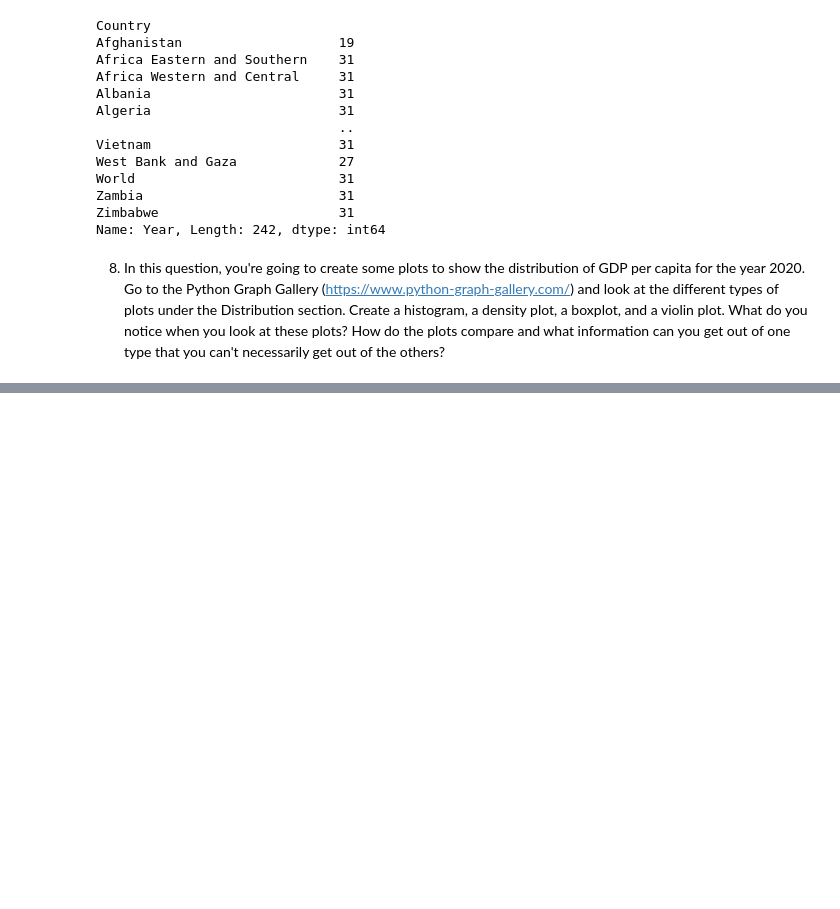
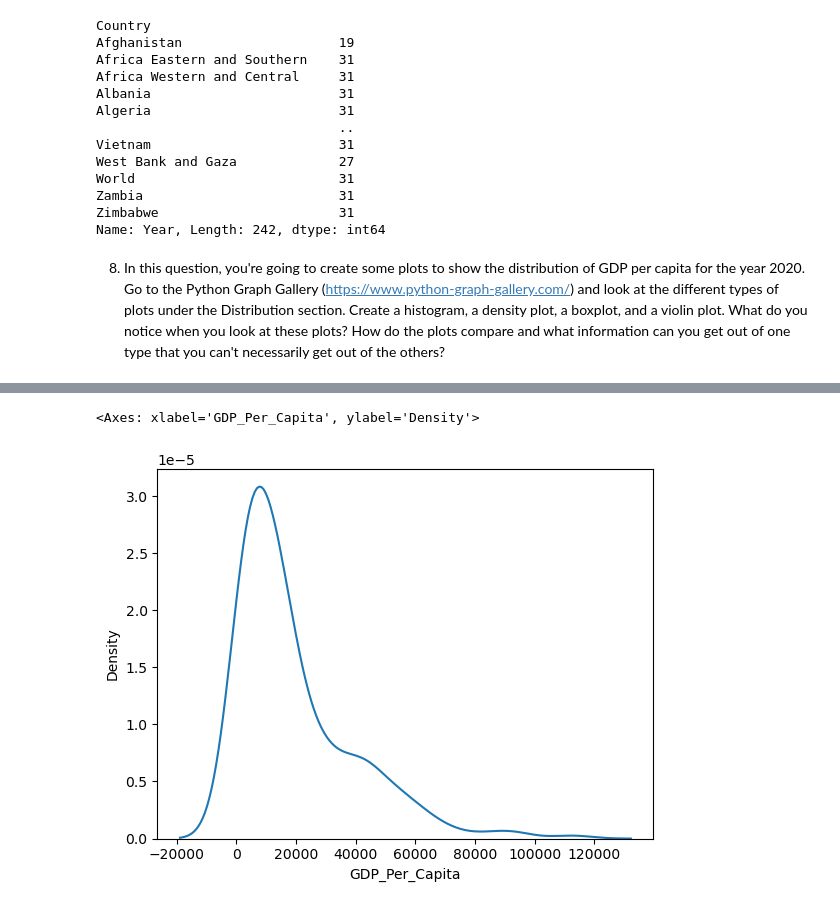
Before and after one commit to NSS-Data-Analytics-Cohort-8/gdp-and-internet-usage-melaniewesson, a Jupyter notebook: notebooks/un_project.ipynb, the cells around one changed output, grey strips where cells are left out. Drawn from its saved outputs; the diff is of its cells as text; code cells hidden in the pictures; blank space fills up the shorter version.

```diff
--- a/notebooks/un_project.ipynb
+++ b/notebooks/un_project.ipynb
@@ -95,4 +95,5 @@ Name: Year, Length: 242, dtype: int64
 # %% [markdown]
 8. In this question, you're going to create some plots to show the distribution of GDP per capita for the year 2020. Go to the Python Graph Gallery (https://www.python-graph-gallery.com/) and look at the different types of plots under the Distribution section. Create a histogram, a density plot, a boxplot, and a violin plot. What do you notice when you look at these plots? How do the plots compare and what information can you get out of one type that you can't necessarily get out of the others?
 # %%
-gdp_2020 = gdp_df.filter(like='2020')
+gdp_2020 = gdp_df.loc[gdp_df['Year'] == 2020]
+print(gdp_2020.head())
@@ -104,0 +114,5 @@ ValueError: Could not interpret value `GDP_Per_Capita` for parameter `x`
+# %%
+sns.kdeplot(gdp_2020['GDP_Per_Capita'])
+# %% [output]
+<Axes: xlabel='GDP_Per_Capita', ylabel='Density'>
+[figure, added]
```
Also changed, not shown: parts of 6 cells of this notebook.
